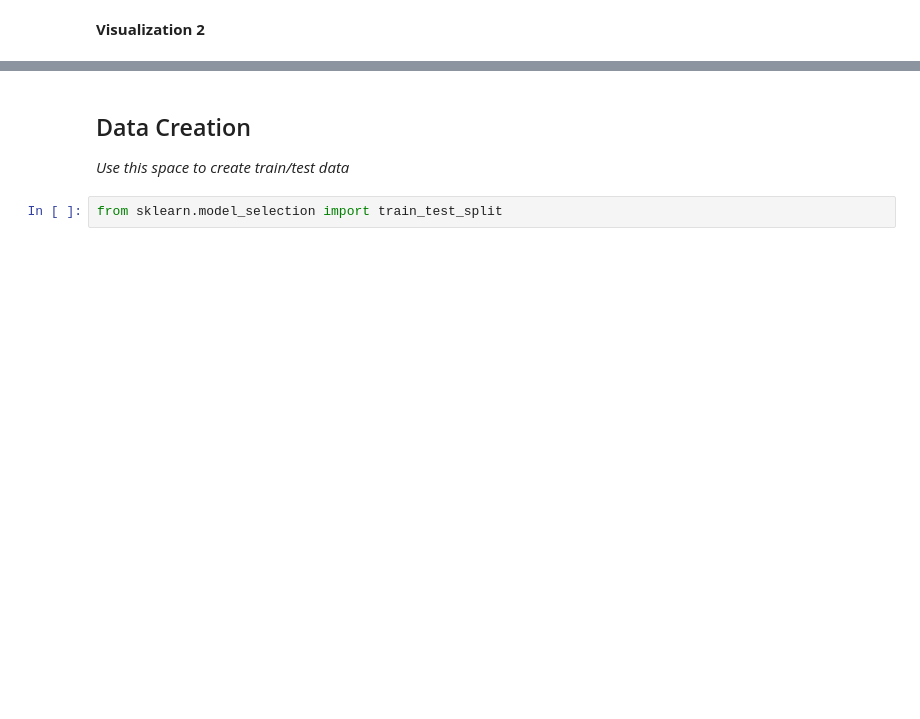
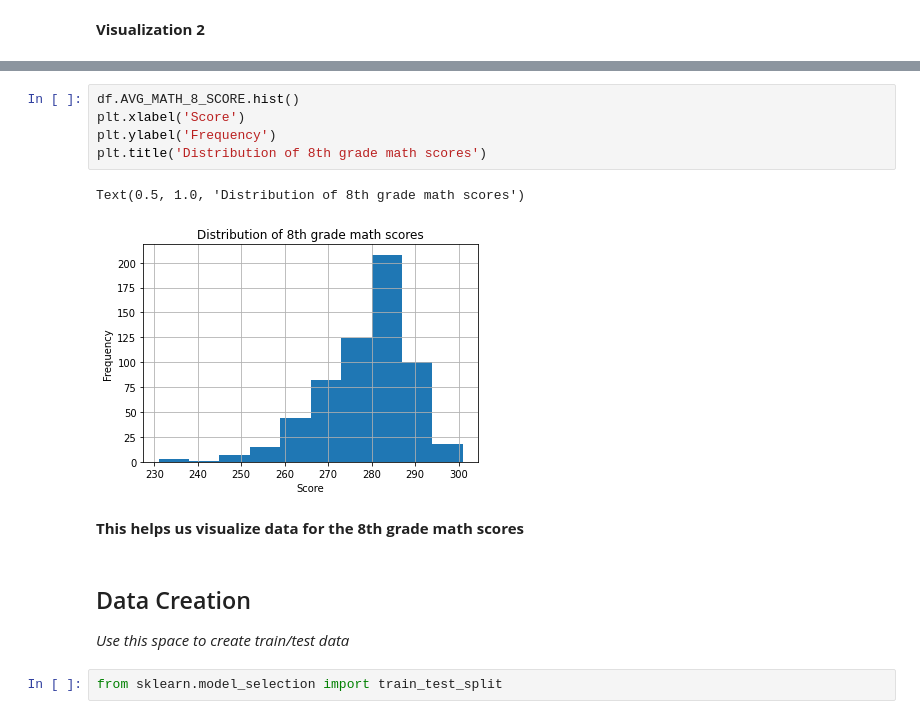
Before and after one commit to aanaele/MDSTAdaku, a Jupyter notebook: checkpoint2/checkpoint2.ipynb, the cells around one changed output, grey strips where cells are left out. Saved outputs shown, nothing was run; the diff lists cells and outputs as text; blank space fills up the shorter version.

```diff
--- a/checkpoint2/checkpoint2.ipynb
+++ b/checkpoint2/checkpoint2.ipynb
@@ -88,3 +126,13 @@ Use any graph you wish to see the relationship of your chosen predictor with any
+# %%
+df.AVG_MATH_8_SCORE.hist()
+plt.xlabel('Score')
+plt.ylabel('Frequency')
+plt.title('Distribution of 8th grade math scores')
+# %% [output]
+Text(0.5, 1.0, 'Distribution of 8th grade math scores')
+[figure, added]
+# %% [markdown]
+**This helps us visualize data for the 8th grade math scores**
 # %% [markdown]
 <h2> Data Creation </h2>
 
```
Also changed, not shown: parts of 25 cells of this notebook, 1 other file.
